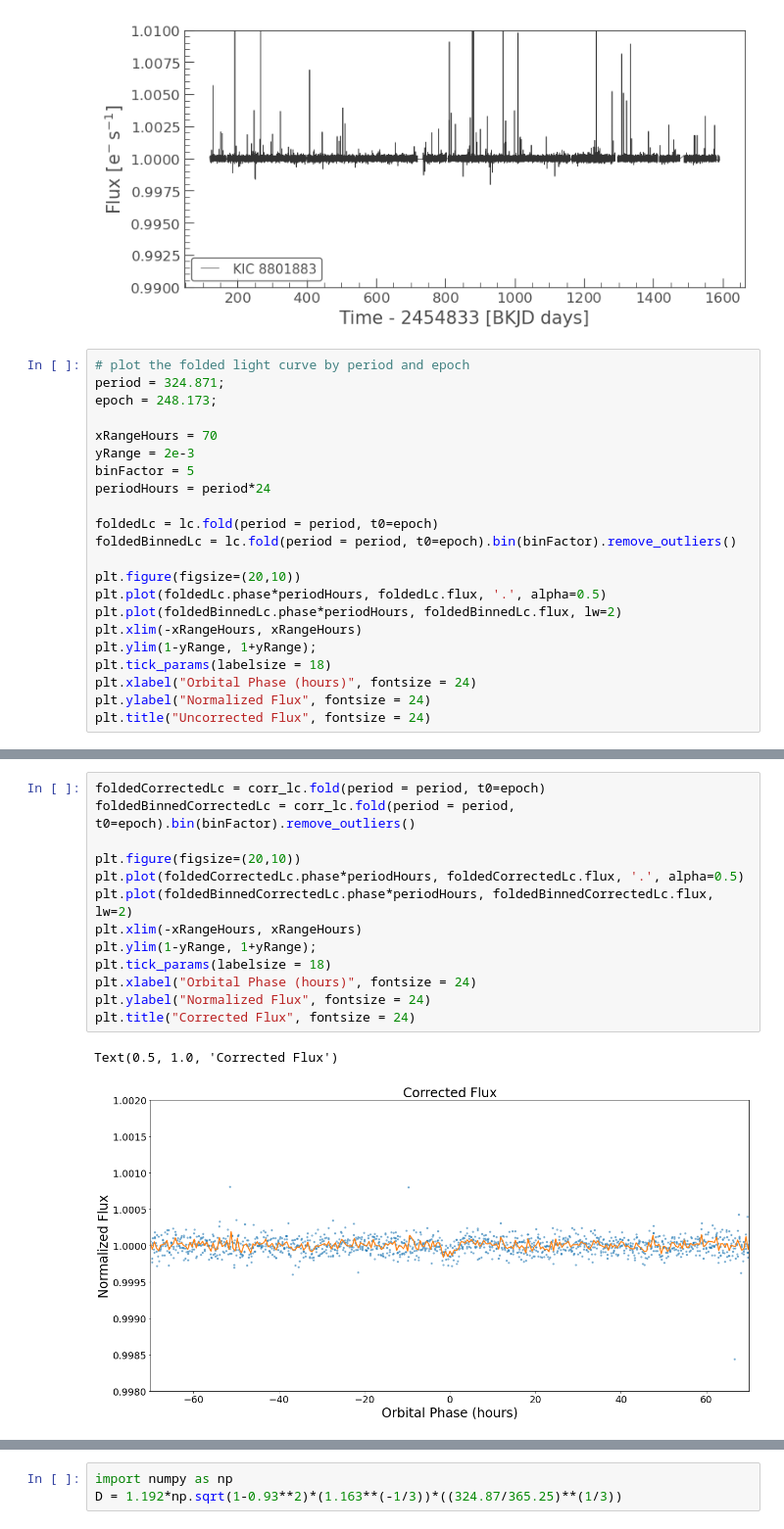
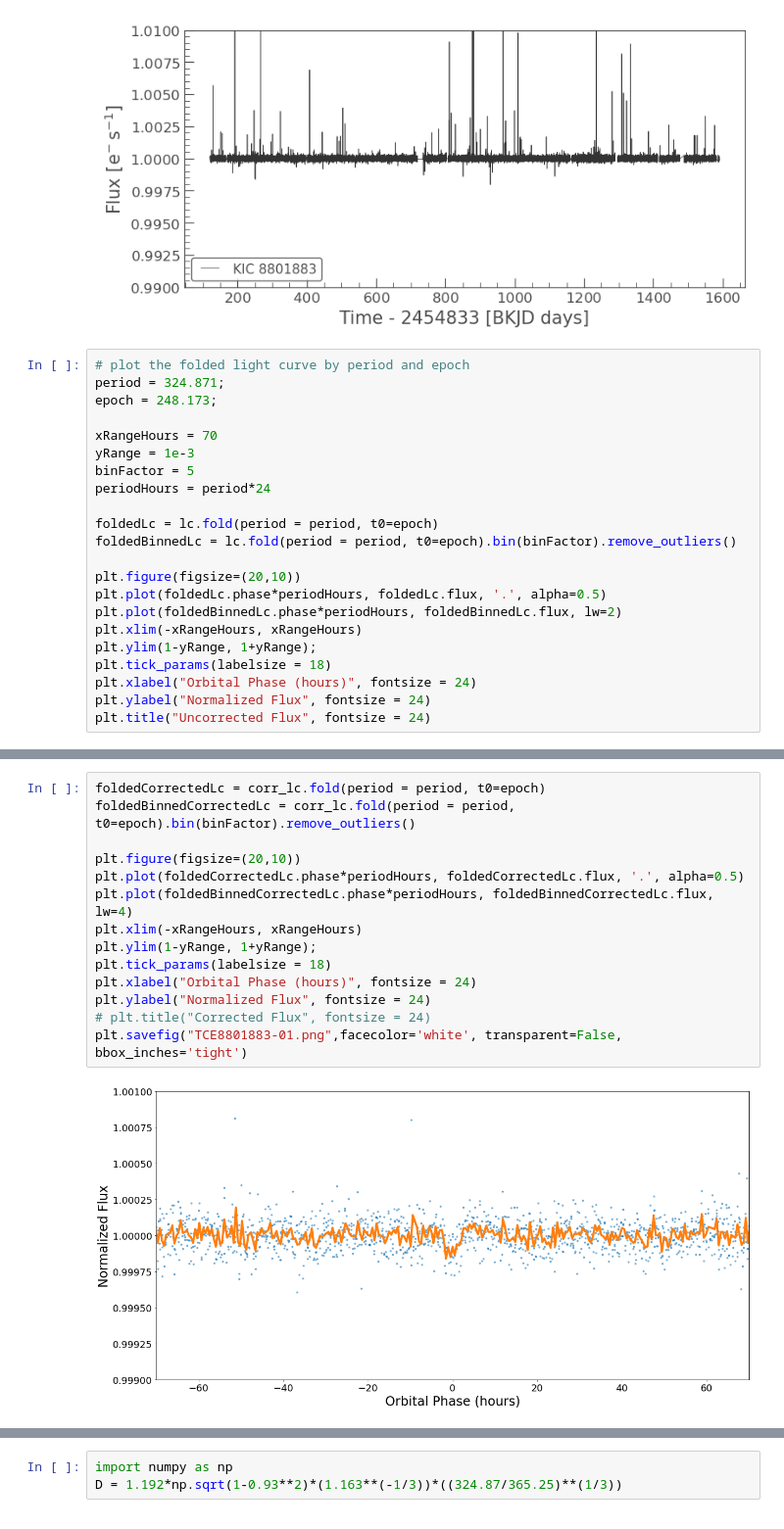
Before and after one commit to stevepur/falsePositiveTableAnalysis, a Jupyter notebook: TCE8801883-01.ipynb, the cells around one changed output, grey strips where cells are left out. Shown at 98% size. Drawn from its saved outputs; the diff is of its cells as text.

Commit message:
added better paper figures

```diff
--- a/TCE8801883-01.ipynb
+++ b/TCE8801883-01.ipynb
@@ -114,7 +114,7 @@ period = 324.871;
 epoch = 248.173;
 
 xRangeHours = 70
-yRange = 2e-3
+yRange = 1e-3
 binFactor = 5
 periodHours = period*24
 
@@ -136,16 +136,16 @@ Text(0.5, 1.0, 'Uncorrected Flux')
 # %%
 foldedCorrectedLc = corr_lc.fold(period = period, t0=epoch)
 foldedBinnedCorrectedLc = corr_lc.fold(period = period, t0=epoch).bin(binFactor).remove_outliers()
 
 plt.figure(figsize=(20,10))
 plt.plot(foldedCorrectedLc.phase*periodHours, foldedCorrectedLc.flux, '.', alpha=0.5)
-plt.plot(foldedBinnedCorrectedLc.phase*periodHours, foldedBinnedCorrectedLc.flux, lw=2)
+plt.plot(foldedBinnedCorrectedLc.phase*periodHours, foldedBinnedCorrectedLc.flux, lw=4)
 plt.xlim(-xRangeHours, xRangeHours)
 plt.ylim(1-yRange, 1+yRange);
 plt.tick_params(labelsize = 18)
 plt.xlabel("Orbital Phase (hours)", fontsize = 24)
 plt.ylabel("Normalized Flux", fontsize = 24)
-plt.title("Corrected Flux", fontsize = 24)
+# plt.title("Corrected Flux", fontsize = 24)
+plt.savefig("TCE8801883-01.png",facecolor='white', transparent=False, bbox_inches='tight')
 # %% [output]
-Text(0.5, 1.0, 'Corrected Flux')
-[figure, old version]
+[figure, new version]
```
Also changed, not shown: parts of 5 cells of this notebook, 9 other files.
